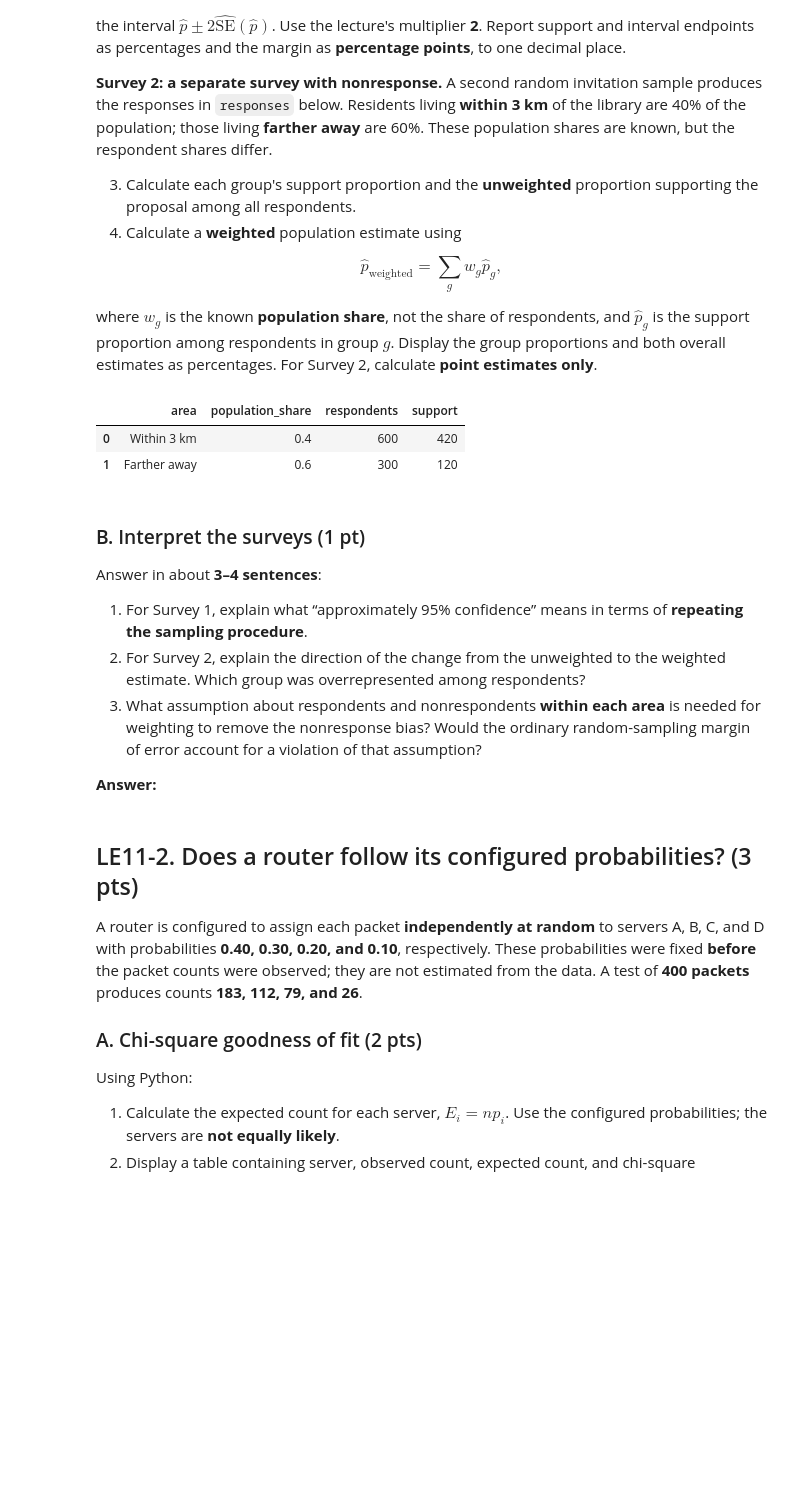
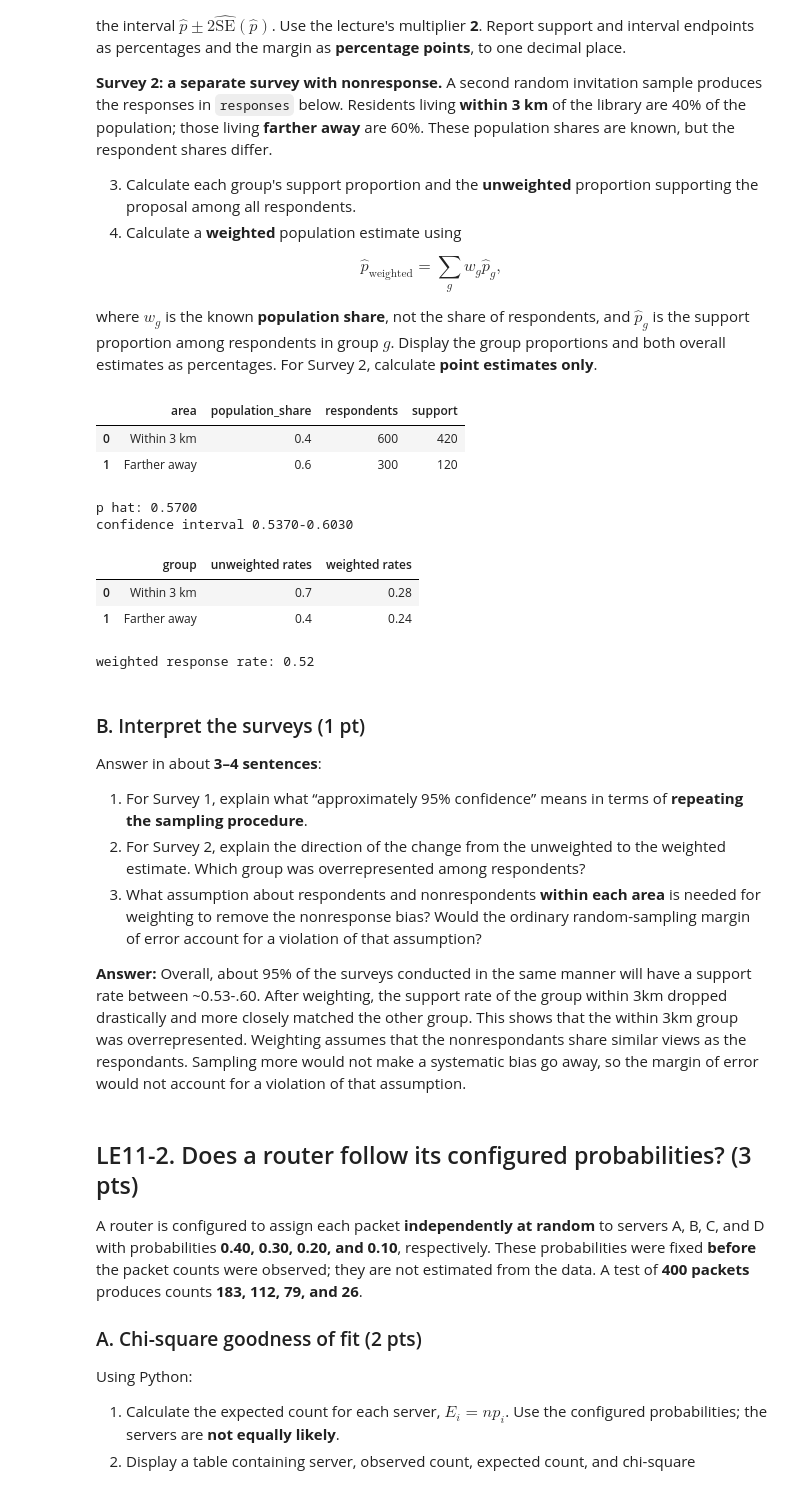
Before and after one commit to DanElkoni/26f-engr1451-2451, a Jupyter notebook: 1-assignments/LE11/LE11.ipynb, the cells around one changed output. Cells and saved outputs as stored; diff of their text form; code cells hidden in the pictures; blank space fills up the shorter version.

```diff
--- a/1-assignments/LE11/LE11.ipynb
+++ b/1-assignments/LE11/LE11.ipynb
@@ -57,33 +57,56 @@ import numpy as np
 import pandas as pd
 from scipy import stats
 
 pd.set_option("display.precision", 4)
 alpha = 0.05
 
 # Survey 1: complete responses to a simple random sample.
 n = 900
 support = 513
 
 # Survey 2: separate responses; population shares are supplied.
 responses = pd.DataFrame({
     "area": ["Within 3 km", "Farther away"],
     "population_share": [0.40, 0.60],
     "respondents": [600, 300],
     "support": [420, 120],
 })
 display(responses)
 
 # Survey 1: calculate p_hat, the estimated SE, margin, and interval.
 p_hat = support/n
 estimated_se = np.sqrt((p_hat*(1-p_hat))/n)
 margin = 2*estimated_se
 interval = [p_hat - margin, p_hat + margin]
 
+print(f"p hat: {p_hat:.4f}")
+print(f"confidence interval {interval[0]:.4f}-{interval[1]:.4f}")
+print(f"")
+
 # Survey 2: calculate group support rates and unweighted/weighted estimates.
+group_rates = responses["support"]/responses["respondents"]
+weighted_rates = group_rates*responses["population_share"]
+
+rate_summary = pd.DataFrame({
+    "group": responses["area"],
+    "unweighted rates": group_rates,
+    "weighted rates": weighted_rates
+})
+
+display(rate_summary)
+
+weighted_response_rate = weighted_rates.sum()
+print(f"weighted response rate: {weighted_response_rate}")
 # %% [output]
 |  | area | population_share | respondents | support |
 | 0 | Within 3 km | 0.4 | 600 | 420 |
 | 1 | Farther away | 0.6 | 300 | 120 |
+p hat: 0.5700
+confidence interval 0.5370-0.6030
+|  | group | unweighted rates | weighted rates |
+| 0 | Within 3 km | 0.7 | 0.28 |
+| 1 | Farther away | 0.4 | 0.24 |
+weighted response rate: 0.52
 # %% [markdown]
 ### B. Interpret the surveys (1 pt)
 
@@ -94,6 +117,7 @@ Answer in about **3–4 sentences**:
 3. What assumption about respondents and nonrespondents **within each area** is needed for weighting to remove the nonresponse bias? Would the ordinary random-sampling margin of error account for a violation of that assumption?
 
 **Answer:**
+Overall, about 95% of the surveys conducted in the same manner will have a support rate between ~0.53-.60. After weighting, the support rate of the group within 3km dropped drastically and more closely matched the other group. This shows that the within 3km group was overrepresented. Weighting assumes that the nonrespondants share similar views as the respondants. Sampling more would not make a systematic bias go away, so the margin of error would not account for a violation of that assumption.
 # %% [markdown]
 ## LE11-2. Does a router follow its configured probabilities? (3 pts)
 
```
Also changed, not shown: parts of 7 cells of this notebook, 1 other file.
